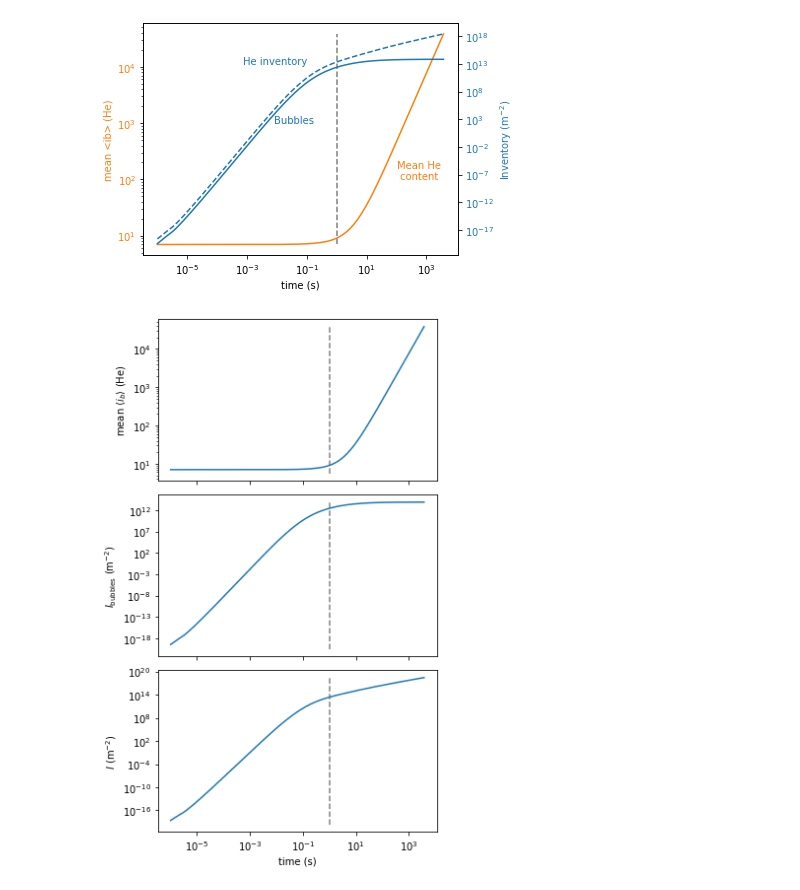
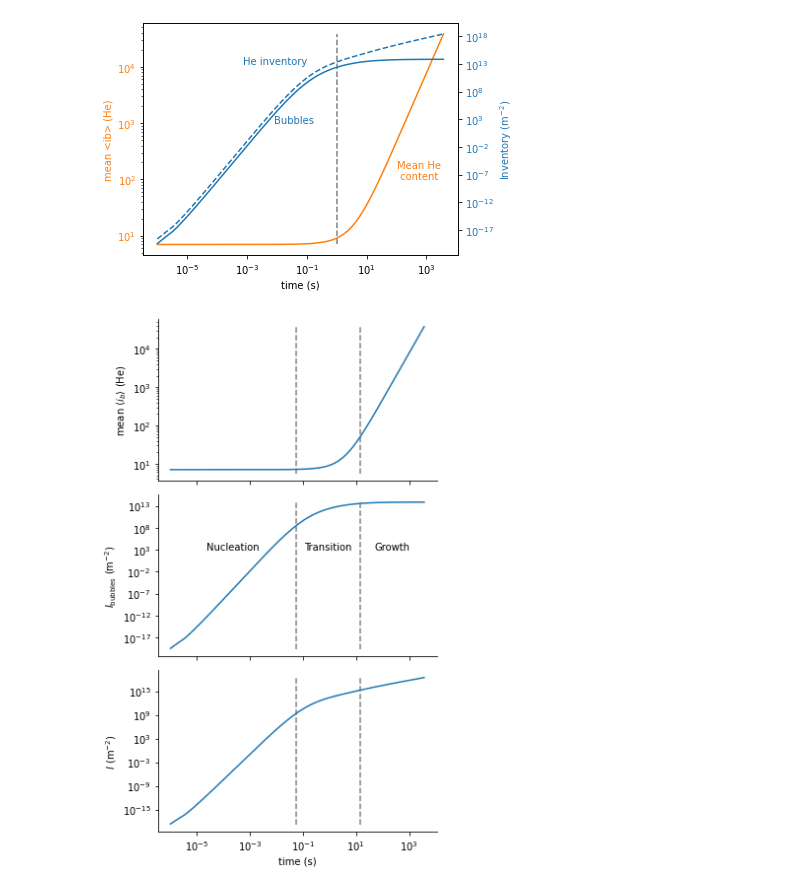
Before and after one commit to RemDelaporteMathurin/he_fenics, a Jupyter notebook: plot_time_dependent_quantities.ipynb, the cells around one changed output. Cells and saved outputs as stored; diff of their text form; code cells hidden in the pictures.

Commit message:
added annotations

```diff
--- a/plot_time_dependent_quantities.ipynb
+++ b/plot_time_dependent_quantities.ipynb
@@ -335,36 +335,47 @@ plt.show()
 # d = data[5]
 
 fig, (ax1, ax2, ax3) = plt.subplots(3, 1, sharex=True, figsize=(5, 8))
 
 ax1.set_ylabel(r"mean $\langle i_b \rangle$ (He)")
 ax1.plot(d["t"], d['mean_ib'])
 ax1.set_xscale("log")
 ax1.set_yscale("log")
 # ax1.text(1e-5, 1e2, "mean <ib>")
 
 ax2.set_ylabel(r"$I_\mathrm{bubbles}$ (m$^{-2}$)")
 ax2.plot(d["t"], d['total_bubbles'])
 ax2.set_xscale("log")
 ax2.set_yscale("log")
 # ax2.text(1e-5, 1e0, "Bubbles \n inventory")
 
 ax3.plot(d["t"], d['inventory'])
 
 ax3.set_xlabel('time (s)')
 ax3.set_ylabel(r"$I$ (m$^{-2}$)")
 ax3.set_xscale("log")
 ax3.set_yscale("log")
 # ax3.text(1e-5, 1e0, "Helium \n inventory")
 
-xline = d["t"][np.where(d['mean_ib'] > 9)][0]
-ax1.vlines(xline, d['mean_ib'].min()*0.8, d['mean_ib'].max(), linestyle="dashed", color="grey")
-ax2.vlines(xline, d['total_bubbles'].min()*0.1, d['total_bubbles'].max(), linestyle="dashed", color="grey")
-ax3.vlines(xline, d['inventory'].min()*0.1, d['inventory'].max(), linestyle="dashed", color="grey")
-
+xline = [
+    d["t"][np.where(d['mean_ib'] > 7.1)][0],
+    d["t"][np.where(d['mean_ib'] > 50)][0],
+]
+axs = [ax1, ax2, ax3]
+quantities = [d['mean_ib'], d['total_bubbles'], d['inventory']]
+for ax, quantity in zip(axs, quantities):
+    ax.vlines(xline, quantity.min()*0.8, quantity.max(), linestyle="dashed", color="grey")
+    ax.spines.right.set_visible(False)
+    ax.spines.top.set_visible(False)
+xline = [d["t"][0]] + xline + [d["t"][-1]]
+for i, s in enumerate(["Nucleation", "Transition", "Growth"]):
+    x_annotation = 10**((np.log10(xline[i]) + np.log10(xline[i+1]))/2)
+    # y_annotation = 10**((np.log10(d['total_bubbles'].max()) + np.log10(d['total_bubbles'].min()))/2)
+    y_annotation = 1e3
+    ax2.annotate(s, (x_annotation, y_annotation), ha="center")
 
 fig.tight_layout()  # otherwise the right y-label is slightly clipped
 plt.savefig("Figures/inventory_bubbles_ib.svg")
 plt.savefig("Figures/inventory_bubbles_ib.pdf")
 plt.show()
 # %% [output]
-[figure, old version]
+[figure, new version]
```
